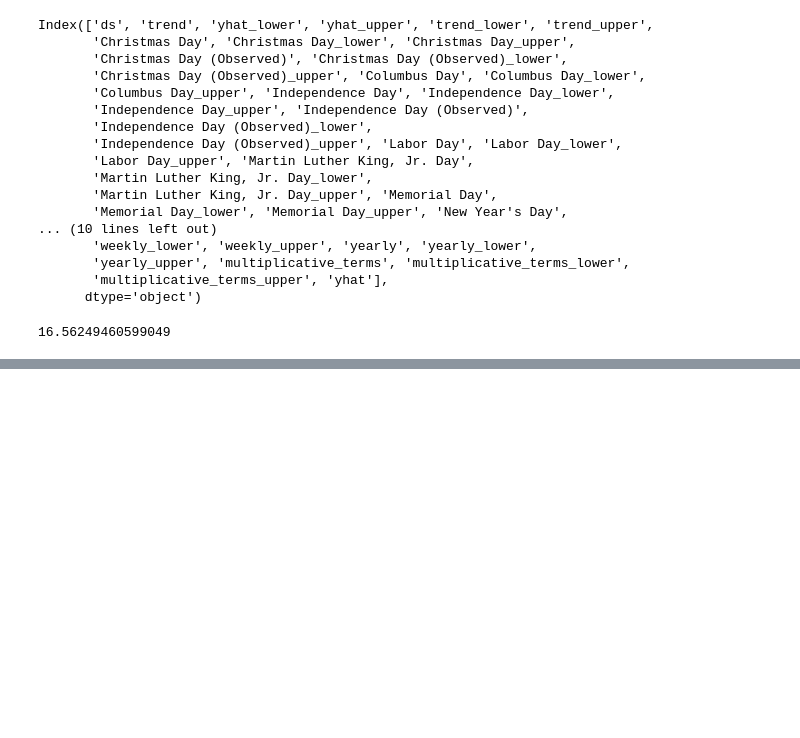
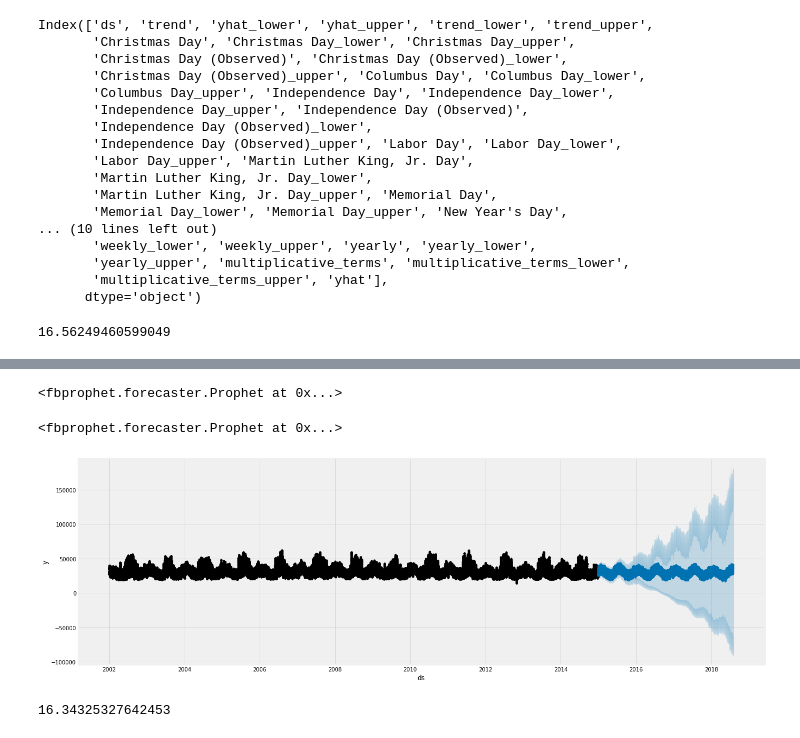
Before and after one commit to jasonchanhku/competition_prep, a Jupyter notebook: notebook/fbprophet.ipynb, the cells around one changed output, grey strips where cells are left out. Cells and saved outputs as stored; diff of their text form; code cells hidden in the pictures; blank space fills up the shorter version.

Commit message:
prophet update

```diff
--- a/notebook/fbprophet.ipynb
+++ b/notebook/fbprophet.ipynb
@@ -11,7 +11,7 @@ import matplotlib.pyplot as plt
 from fbprophet import Prophet
 from sklearn.metrics import mean_squared_error, mean_absolute_error
 import os
-plt.style.use('fivethirtyeight')
+#plt.style.use('fivethirtyeight')
 
 # reference
 # https://www.kaggle.com/robikscube/tutorial-time-series-forecasting-with-prophet
@@ -240,0 +268,61 @@ mean_absolute_percentage_error(y_true=pjme_test['PJME_MW'],
+# %%
+model_t = Prophet(weekly_seasonality=False, daily_seasonality=False, yearly_seasonality=False, seasonality_prior_scale=35, changepoint_prior_scale=30, seasonality_mode='multiplicative')
+# %%
+model_t.add_seasonality(
+
+    name='monthly',
+    period=30.5,
+    fourier_order = 55
+
+)
+
+model_t.add_seasonality(
+
+    name='daily',
+    period=1,
+    fourier_order = 15
+
+)
+
+model_t.add_seasonality(
+
+    name='yearly',
+    period=365.25,
+    fourier_order = 20
+
+)
+
+model_t.add_seasonality(
+
+    name='weekly',
+    period=7,
+    fourier_order = 20
+
+)
+
+model_t.add_seasonality(
+
+    name='quarterly',
+    period=365.25/4,
+    fourier_order = 5,
+    prior_sc
+
+)
+# %% [output]
+<fbprophet.forecaster.Prophet at 0x...>
+# %%
+model_t.fit(pjme_train.reset_index().rename(columns={'Datetime':'ds', 'PJME_MW':'y'}))
+# %% [output]
+<fbprophet.forecaster.Prophet at 0x...>
+# %%
+pjme_test_fcst_t = model_t.predict(df=pjme_test.reset_index().rename(columns={'Datetime':'ds'}))
+# %%
+fig3 = model_t.plot(pjme_test_fcst_t)
+fig3.set_figwidth(20)
+# %% [output]
+[figure, added]
+# %%
+mean_absolute_percentage_error(y_true=pjme_test['PJME_MW'],
+                   y_pred=pjme_test_fcst_t['yhat'])
+# %% [output]
+16.34325327642453
```
Also changed, not shown: parts of 28 cells of this notebook.
